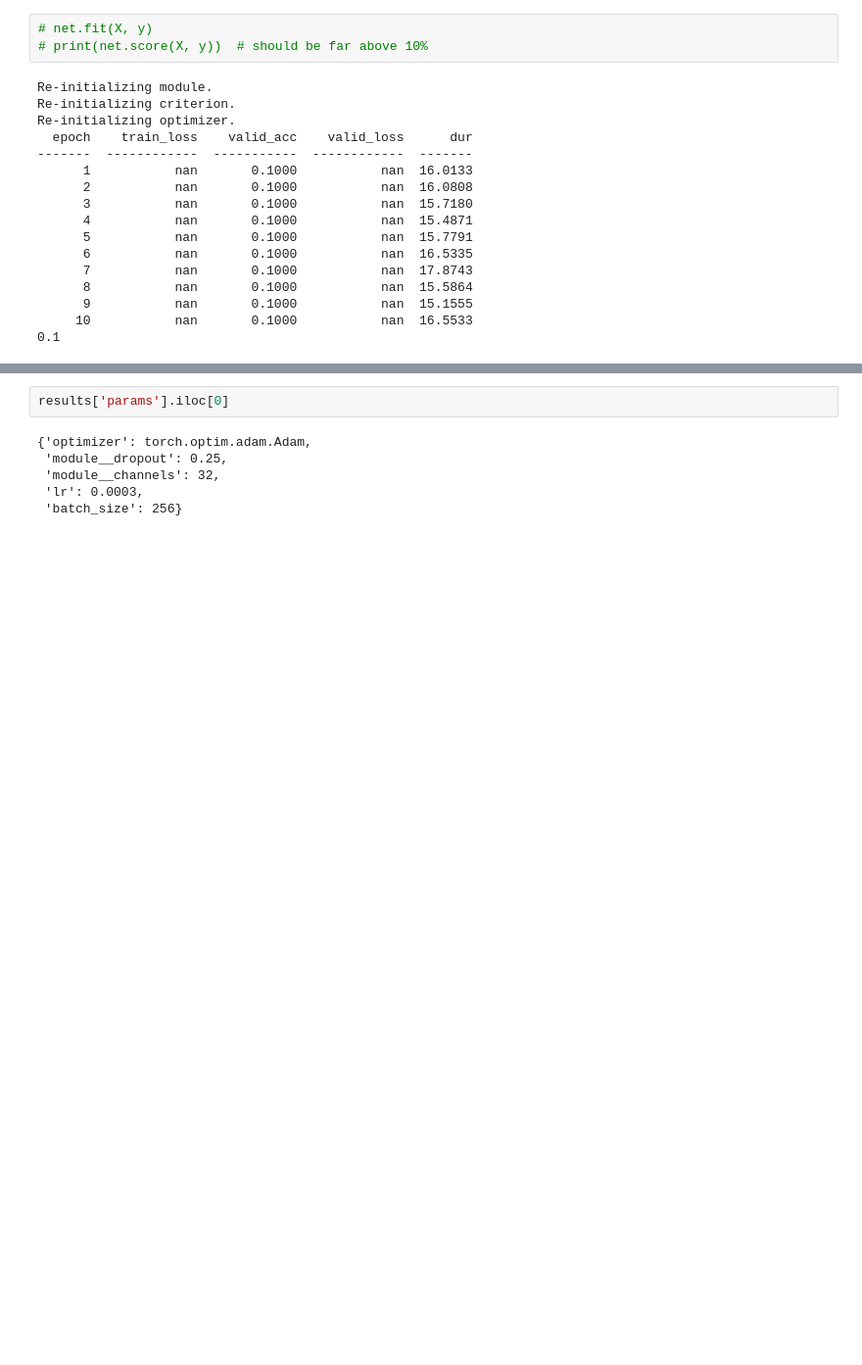
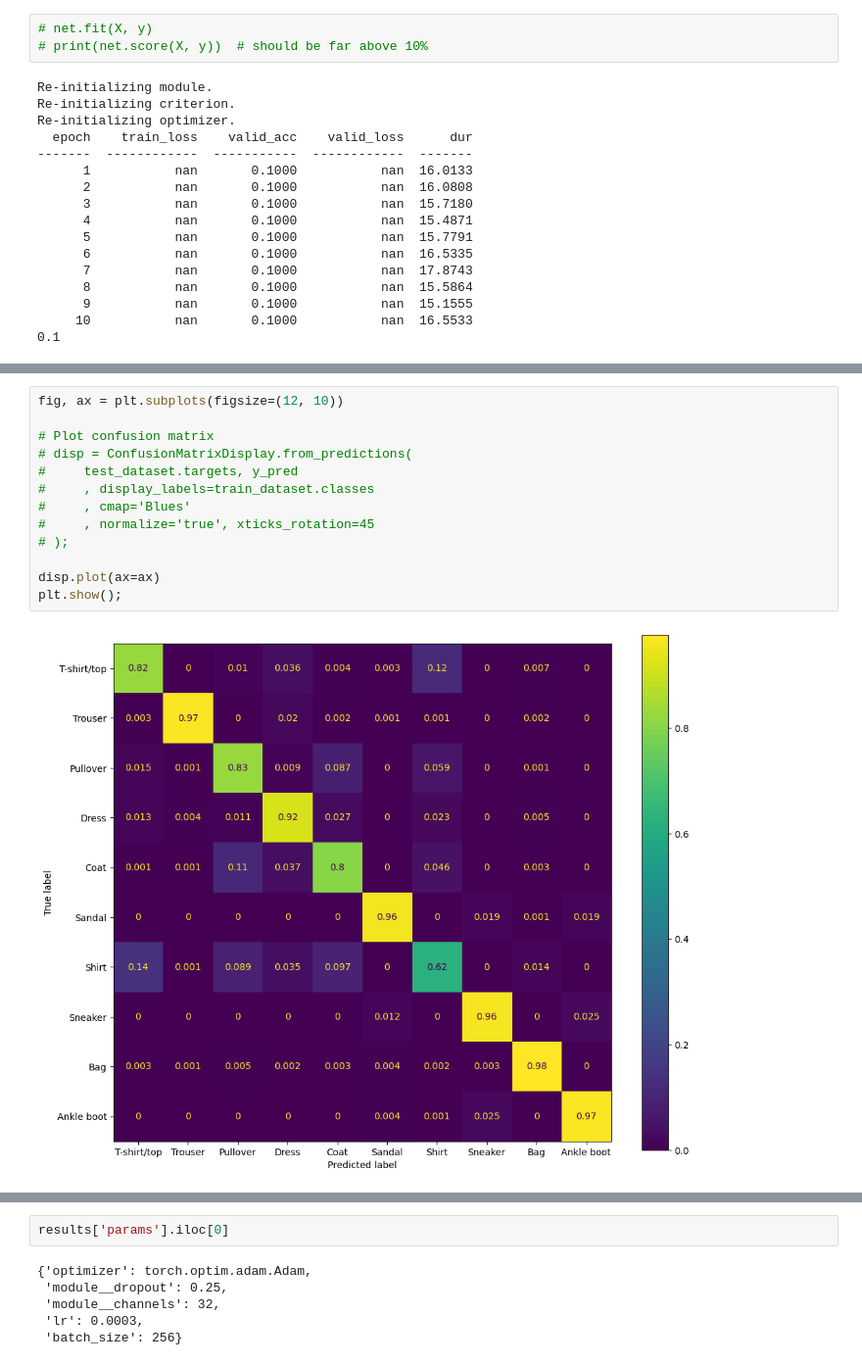
Before and after one commit to data-alch3m1st/PyTorch_tinkering, a Jupyter notebook: experimenting_code/skortch_comp_vision_FashionMNIST_v6_RandomSearchCV.ipynb, the cells around one changed output, grey strips where cells are left out. Shown: that part at 98% size. Cells and saved outputs as stored; diff of their text form; blank space fills up the shorter version.

```diff
--- a/experimenting_code/skortch_comp_vision_FashionMNIST_v6_RandomSearchCV.ipynb
+++ b/experimenting_code/skortch_comp_vision_FashionMNIST_v6_RandomSearchCV.ipynb
@@ -249,0 +245,15 @@ for epoch in tqdm(range(epochs)):
+# %%
+fig, ax = plt.subplots(figsize=(12, 10))
+
+# Plot confusion matrix
+# disp = ConfusionMatrixDisplay.from_predictions(
+#     test_dataset.targets, y_pred
+#     , display_labels=train_dataset.classes
+#     , cmap='Blues'
+#     , normalize='true', xticks_rotation=45
+# );
+
+disp.plot(ax=ax)
+plt.show();
+# %% [output]
+[figure, added]
```
Also changed, not shown: parts of 10 cells of this notebook.
